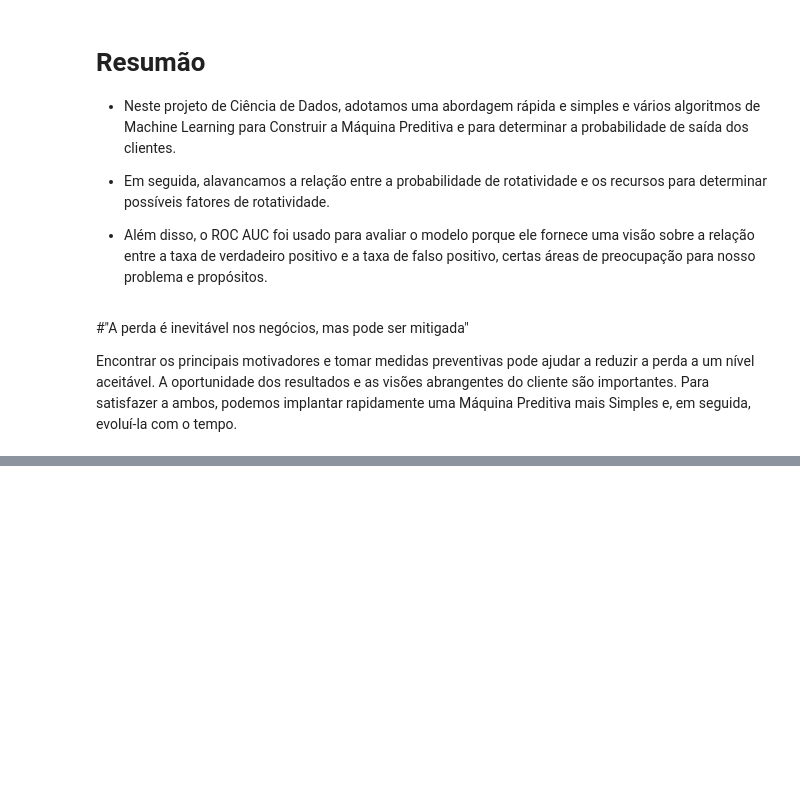
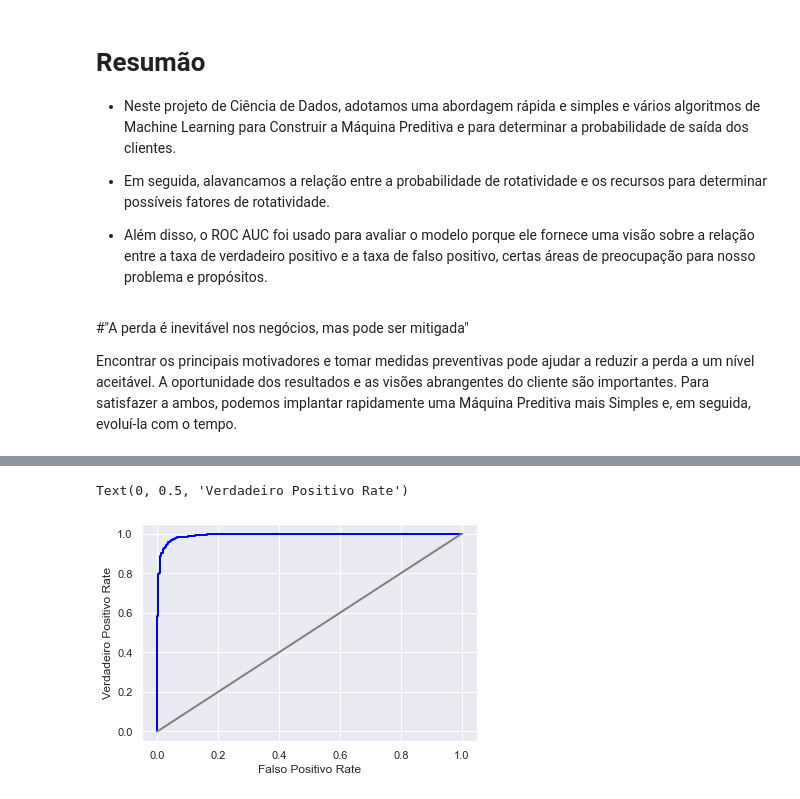
Before and after one commit to rafaeloureirosm/Estudos-Regressao-Linear, a Jupyter notebook: Projeto Churn/Prevendo_a_Perda_de_Clientes_de_Operadoras_de_Telefonia_Churn_Analysis.ipynb, the cells around one changed output, grey strips where cells are left out. Drawn from its saved outputs; the diff is of its cells as text; code cells hidden in the pictures; blank space fills up the shorter version.

```diff
--- a/Projeto Churn/Prevendo_a_Perda_de_Clientes_de_Operadoras_de_Telefonia_Churn_Analysis.ipynb
+++ b/Projeto Churn/Prevendo_a_Perda_de_Clientes_de_Operadoras_de_Telefonia_Churn_Analysis.ipynb
@@ -469,0 +533,16 @@ Encontrar os principais motivadores e tomar medidas preventivas pode ajudar a re
+# %%
+model_xb = XGBClassifier()
+model_xb.fit(X_train, y_train)
+y_pred = model_xb.predict(X_test)
+
+# Avaliar o modelo
+print('ROC AUC: %.2f' % (roc_auc_score(y_test,y_pred)*100), '%')
+
+# Visualise ROC
+y_probs = model_xb.predict_proba(X_test)[:,1]
+fpr, tpr, thresholds = roc_curve(y_test, y_probs)
+plt.plot(fpr, tpr, lw=2, color='blue')
+plt.plot([0,1], [0,1], lw=2, color='gray')
+plt.xlabel('Falso Positivo Rate')
+plt.ylabel('Verdadeiro Positivo Rate')
+# %% [output]
@@ -469,0 +551,2 @@ Encontrar os principais motivadores e tomar medidas preventivas pode ajudar a re
+Text(0, 0.5, 'Verdadeiro Positivo Rate')
+[figure, added]
```
Also changed, not shown: parts of 15 cells of this notebook.
